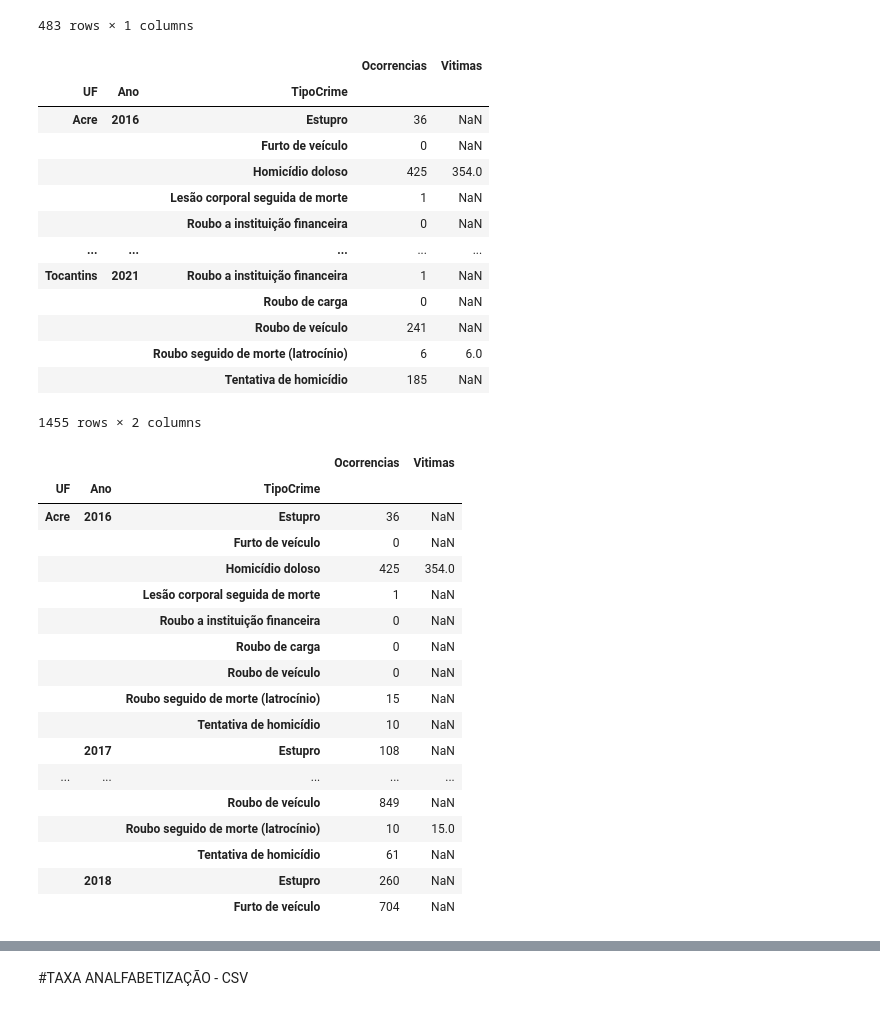
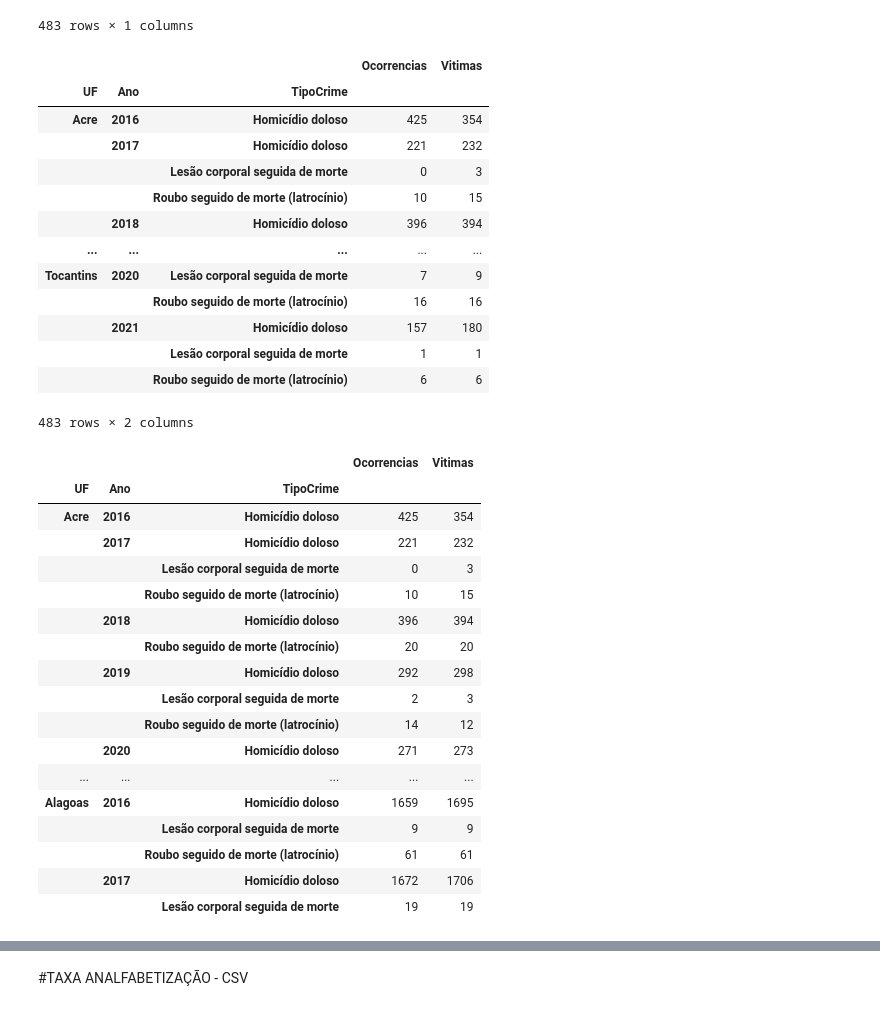
Before and after one commit to marimoreiraa/ProjetoFinal, a Jupyter notebook: 1_Pandas.ipynb, the cells around one changed output, grey strips where cells are left out. Drawn from its saved outputs; the diff is of its cells as text; code cells hidden in the pictures.

```diff
--- a/1_Pandas.ipynb
+++ b/1_Pandas.ipynb
@@ -779,42 +779,42 @@ dfB
 |  |  | Roubo seguido de morte (latrocínio) | 6 |
 483 rows × 1 columns
 # %%
-df_Ocorrencias_Vitimas_PorAnoEstado = pd.concat([dfA, dfB], axis=1)
+df_Ocorrencias_Vitimas_PorAnoEstado = pd.merge(dfA, dfB, how = 'inner', on = ['UF','Ano','TipoCrime'])
 df_Ocorrencias_Vitimas_PorAnoEstado
 # %% [output]
 |  |  |  | Ocorrencias | Vitimas |
 | UF | Ano | TipoCrime |  |  |
-| Acre | 2016 | Estupro | 36 | NaN |
-|  |  | Furto de veículo | 0 | NaN |
-|  |  | Homicídio doloso | 425 | 354.0 |
-|  |  | Lesão corporal seguida de morte | 1 | NaN |
-|  |  | Roubo a instituição financeira | 0 | NaN |
+| Acre | 2016 | Homicídio doloso | 425 | 354 |
+|  | 2017 | Homicídio doloso | 221 | 232 |
+|  |  | Lesão corporal seguida de morte | 0 | 3 |
+|  |  | Roubo seguido de morte (latrocínio) | 10 | 15 |
+|  | 2018 | Homicídio doloso | 396 | 394 |
 | ... | ... | ... | ... | ... |
-| Tocantins | 2021 | Roubo a instituição financeira | 1 | NaN |
-|  |  | Roubo de carga | 0 | NaN |
-|  |  | Roubo de veículo | 241 | NaN |
-|  |  | Roubo seguido de morte (latrocínio) | 6 | 6.0 |
-|  |  | Tentativa de homicídio | 185 | NaN |
+| Tocantins | 2020 | Lesão corporal seguida de morte | 7 | 9 |
+|  |  | Roubo seguido de morte (latrocínio) | 16 | 16 |
+|  | 2021 | Homicídio doloso | 157 | 180 |
+|  |  | Lesão corporal seguida de morte | 1 | 1 |
+|  |  | Roubo seguido de morte (latrocínio) | 6 | 6 |
-1455 rows × 2 columns
+483 rows × 2 columns
 # %%
 df_Ocorrencias_Vitimas_PorAnoEstado .head(20)
 # %% [output]
 |  |  |  | Ocorrencias | Vitimas |
 | UF | Ano | TipoCrime |  |  |
-| Acre | 2016 | Estupro | 36 | NaN |
-|  |  | Furto de veículo | 0 | NaN |
-|  |  | Homicídio doloso | 425 | 354.0 |
-|  |  | Lesão corporal seguida de morte | 1 | NaN |
-|  |  | Roubo a instituição financeira | 0 | NaN |
-|  |  | Roubo de carga | 0 | NaN |
-|  |  | Roubo de veículo | 0 | NaN |
-|  |  | Roubo seguido de morte (latrocínio) | 15 | NaN |
-|  |  | Tentativa de homicídio | 10 | NaN |
-|  | 2017 | Estupro | 108 | NaN |
+| Acre | 2016 | Homicídio doloso | 425 | 354 |
+|  | 2017 | Homicídio doloso | 221 | 232 |
+|  |  | Lesão corporal seguida de morte | 0 | 3 |
+|  |  | Roubo seguido de morte (latrocínio) | 10 | 15 |
+|  | 2018 | Homicídio doloso | 396 | 394 |
+|  |  | Roubo seguido de morte (latrocínio) | 20 | 20 |
+|  | 2019 | Homicídio doloso | 292 | 298 |
+|  |  | Lesão corporal seguida de morte | 2 | 3 |
+|  |  | Roubo seguido de morte (latrocínio) | 14 | 12 |
+|  | 2020 | Homicídio doloso | 271 | 273 |
 | ... | ... | ... | ... | ... |
-|  |  | Roubo de veículo | 849 | NaN |
-|  |  | Roubo seguido de morte (latrocínio) | 10 | 15.0 |
-|  |  | Tentativa de homicídio | 61 | NaN |
-|  | 2018 | Estupro | 260 | NaN |
-|  |  | Furto de veículo | 704 | NaN |
+| Alagoas | 2016 | Homicídio doloso | 1659 | 1695 |
+|  |  | Lesão corporal seguida de morte | 9 | 9 |
+|  |  | Roubo seguido de morte (latrocínio) | 61 | 61 |
+|  | 2017 | Homicídio doloso | 1672 | 1706 |
+|  |  | Lesão corporal seguida de morte | 19 | 19 |
 # %%
```
Also changed, not shown: parts of 4 cells of this notebook.
